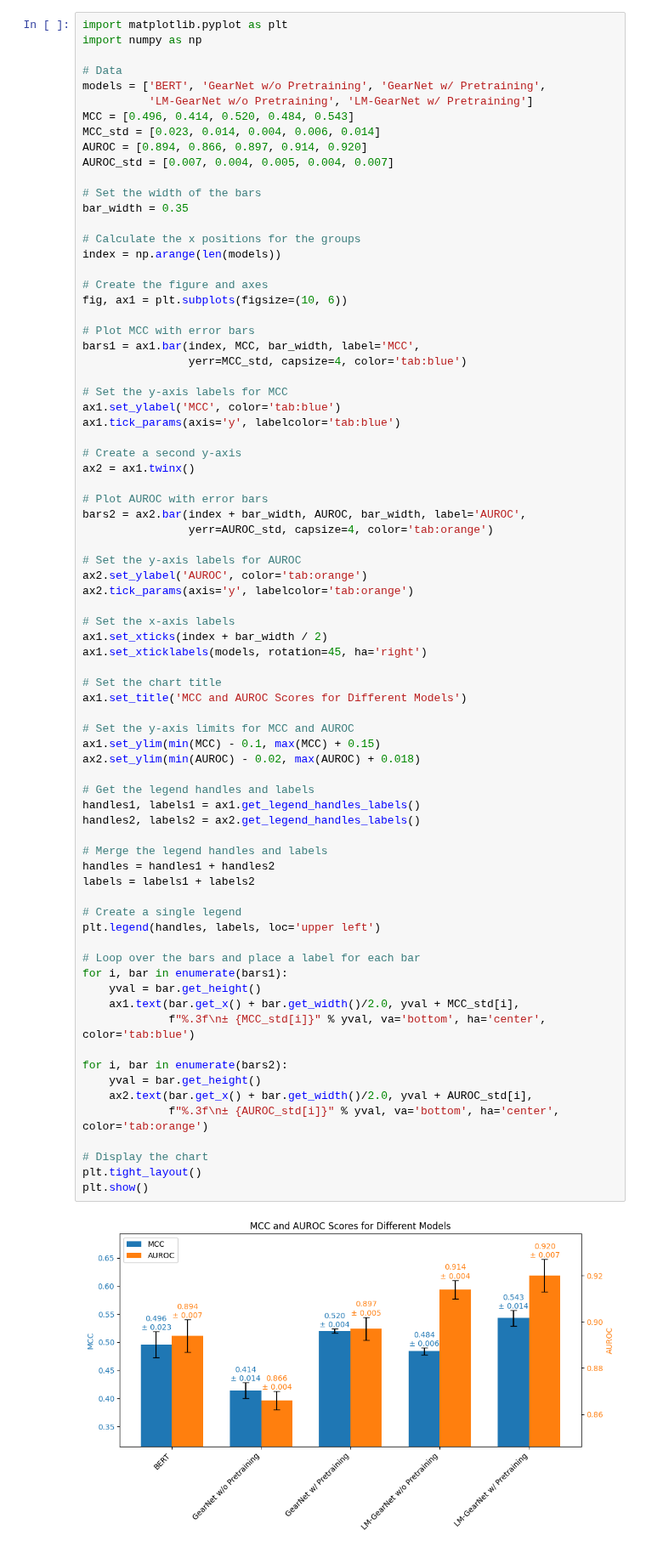
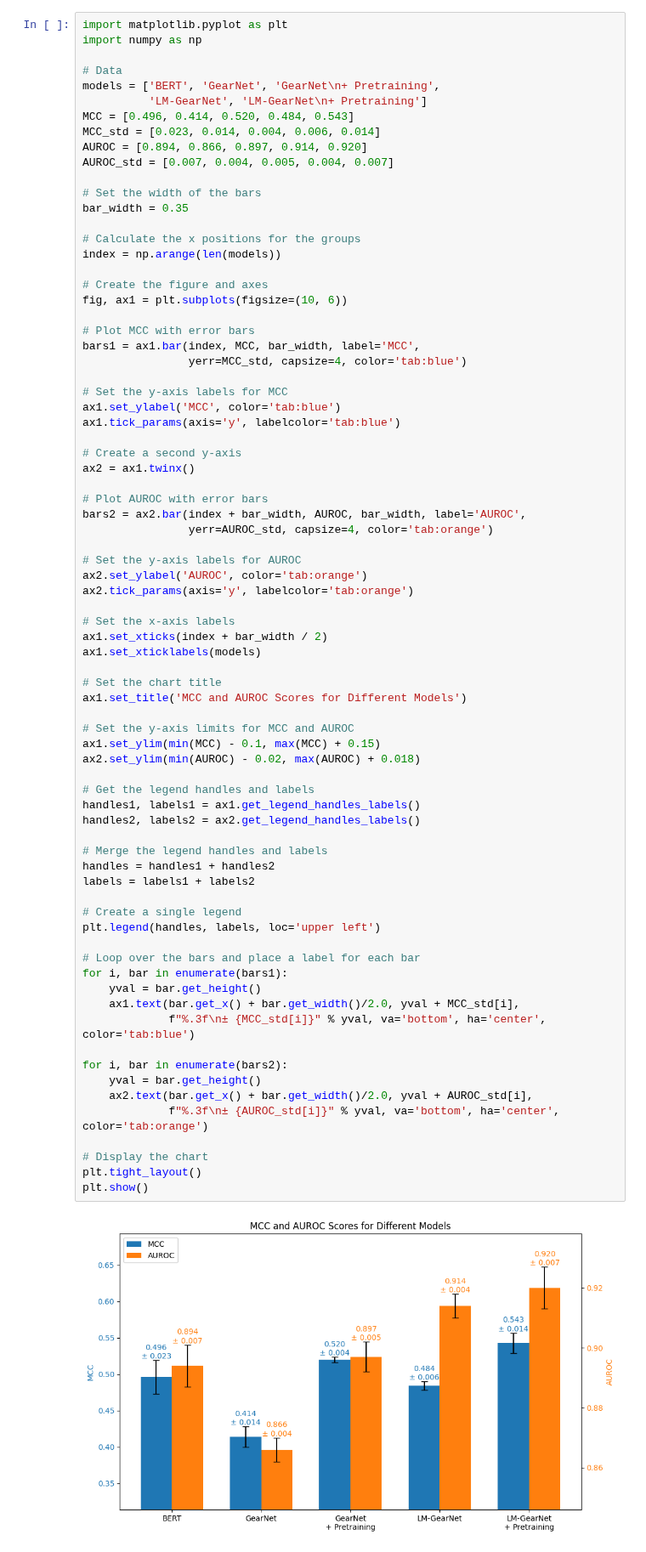
Before and after one commit to dlwocks31/atpbind, a Jupyter notebook: SummaryGraphs.ipynb, the cells around one changed output. Shown at 85% size. Saved outputs shown, nothing was run; the diff lists cells and outputs as text.

Commit message:
change graph xlabel

```diff
--- a/SummaryGraphs.ipynb
+++ b/SummaryGraphs.ipynb
@@ -3,8 +3,8 @@ import matplotlib.pyplot as plt
 import numpy as np
 
 # Data
-models = ['BERT', 'GearNet w/o Pretraining', 'GearNet w/ Pretraining',
-          'LM-GearNet w/o Pretraining', 'LM-GearNet w/ Pretraining']
+models = ['BERT', 'GearNet', 'GearNet\n+ Pretraining',
+          'LM-GearNet', 'LM-GearNet\n+ Pretraining']
 MCC = [0.496, 0.414, 0.520, 0.484, 0.543]
 MCC_std = [0.023, 0.014, 0.004, 0.006, 0.014]
 AUROC = [0.894, 0.866, 0.897, 0.914, 0.920]
@@ -40,7 +40,7 @@ ax2.tick_params(axis='y', labelcolor='tab:orange')
 
 # Set the x-axis labels
 ax1.set_xticks(index + bar_width / 2)
-ax1.set_xticklabels(models, rotation=45, ha='right')
+ax1.set_xticklabels(models)
 
 # Set the chart title
 ax1.set_title('MCC and AUROC Scores for Different Models')
@@ -48,31 +48,31 @@ ax1.set_title('MCC and AUROC Scores for Different Models')
 # Set the y-axis limits for MCC and AUROC
 ax1.set_ylim(min(MCC) - 0.1, max(MCC) + 0.15)
 ax2.set_ylim(min(AUROC) - 0.02, max(AUROC) + 0.018)
 
 # Get the legend handles and labels
 handles1, labels1 = ax1.get_legend_handles_labels()
 handles2, labels2 = ax2.get_legend_handles_labels()
 
 # Merge the legend handles and labels
 handles = handles1 + handles2
 labels = labels1 + labels2
 
 # Create a single legend
 plt.legend(handles, labels, loc='upper left')
 
 # Loop over the bars and place a label for each bar
 for i, bar in enumerate(bars1):
     yval = bar.get_height()
     ax1.text(bar.get_x() + bar.get_width()/2.0, yval + MCC_std[i],
              f"%.3f\n± {MCC_std[i]}" % yval, va='bottom', ha='center', color='tab:blue')
 
 for i, bar in enumerate(bars2):
     yval = bar.get_height()
     ax2.text(bar.get_x() + bar.get_width()/2.0, yval + AUROC_std[i],
              f"%.3f\n± {AUROC_std[i]}" % yval, va='bottom', ha='center', color='tab:orange')
 
 # Display the chart
 plt.tight_layout()
 plt.show()
 # %% [output]
-[figure, old version]
+[figure, new version]
```
